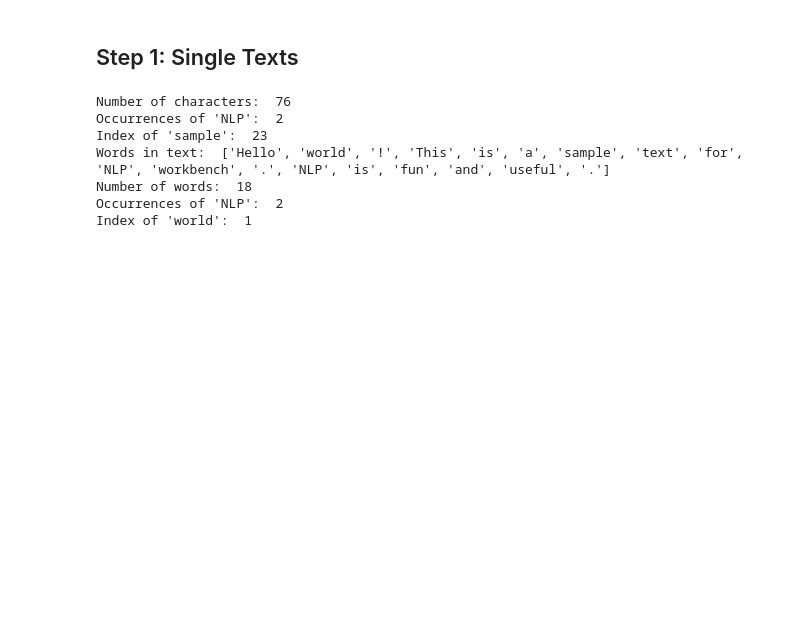
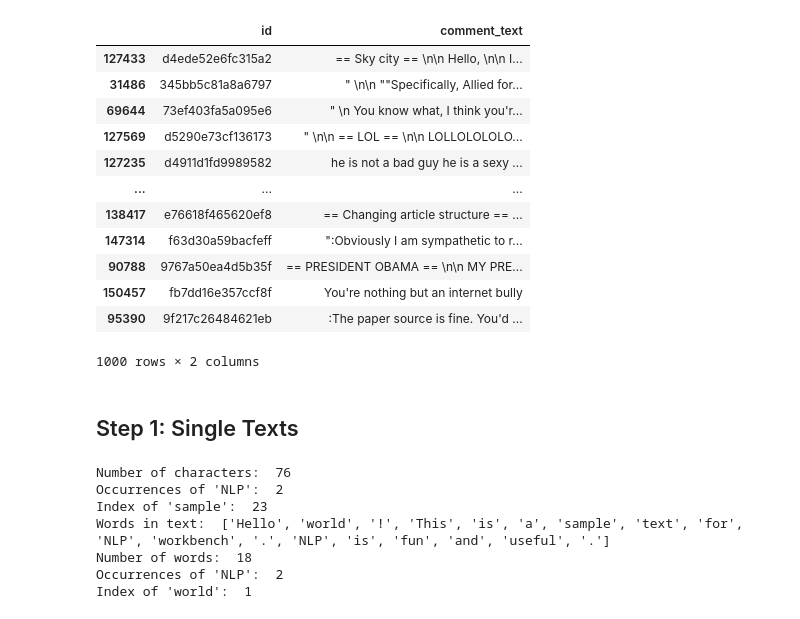
Before and after one commit to Sunkarr/ZHAW, a Jupyter notebook: Semester 6/NLP/NLP Workbench.ipynb, the cells around one changed output. Drawn from its saved outputs; the diff is of its cells as text; code cells hidden in the pictures; blank space fills up the shorter version.

```diff
--- a/Semester 6/NLP/NLP Workbench.ipynb
+++ b/Semester 6/NLP/NLP Workbench.ipynb
@@ -18,9 +18,24 @@ import matplotlib.pyplot as plt
 # %%
 # load test dataset
 test = pd.read_csv('data/jigsaw-toxic-comment-classification-challenge/test.csv', sep=',',header=0, na_values=[''], quotechar='"')
 
 # cut a subset of the data for testing
 test = test.sample(n=1000, random_state=42)
+test
+# %% [output]
+|  | id | comment_text |
+| 127433 | d4ede52e6fc315a2 | == Sky city == \n\n Hello, \n\n I... |
+| 31486 | 345bb5c81a8a6797 | " \n\n ""Specifically, Allied for... |
+| 69644 | 73ef403fa5a095e6 | " \n You know what, I think you'r... |
+| 127569 | d5290e73cf136173 | " \n\n == LOL == \n\n LOLLOLOLOLO... |
+| 127235 | d4911d1fd9989582 | he is not a bad guy he is a sexy ... |
+| ... | ... | ... |
+| 138417 | e76618f465620ef8 | == Changing article structure == ... |
+| 147314 | f63d30a59bacfeff | ":Obviously I am sympathetic to r... |
+| 90788 | 9767a50ea4d5b35f | == PRESIDENT OBAMA == \n\n MY PRE... |
+| 150457 | fb7dd16e357ccf8f | You're nothing but an internet bully |
+| 95390 | 9f217c26484621eb | :The paper source is fine. You'd ... |
+1000 rows × 2 columns
 # %% [markdown]
 ## Step 1: Single Texts
 # %%
```
Also changed, not shown: parts of 1 cell of this notebook, 33 other files.
